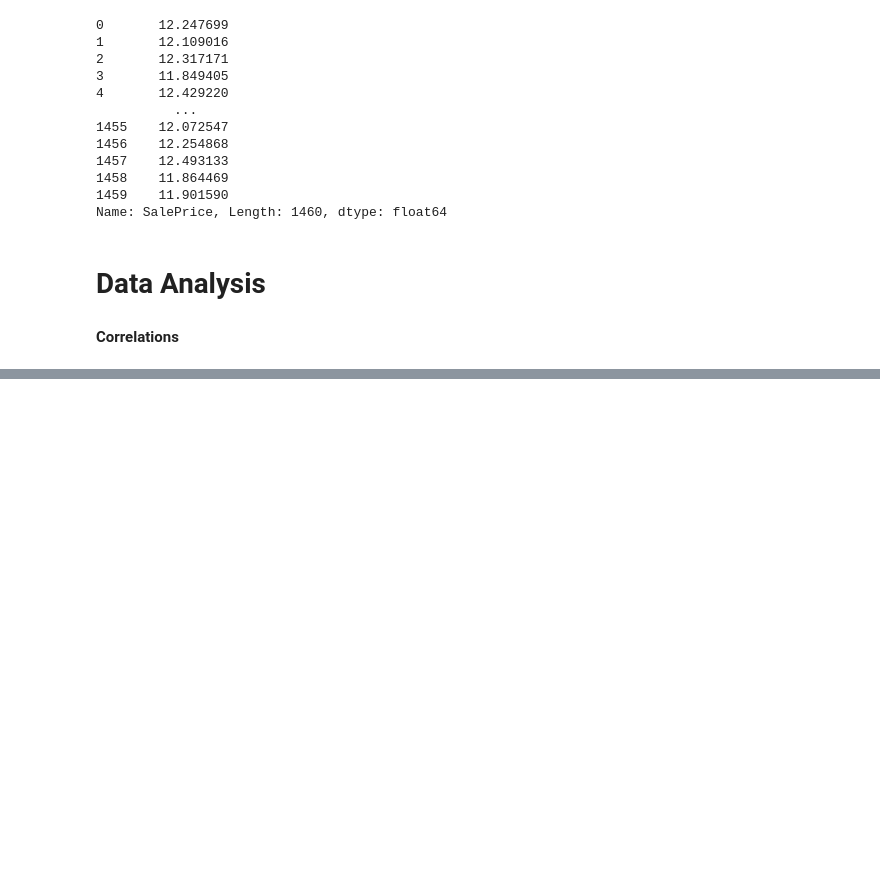
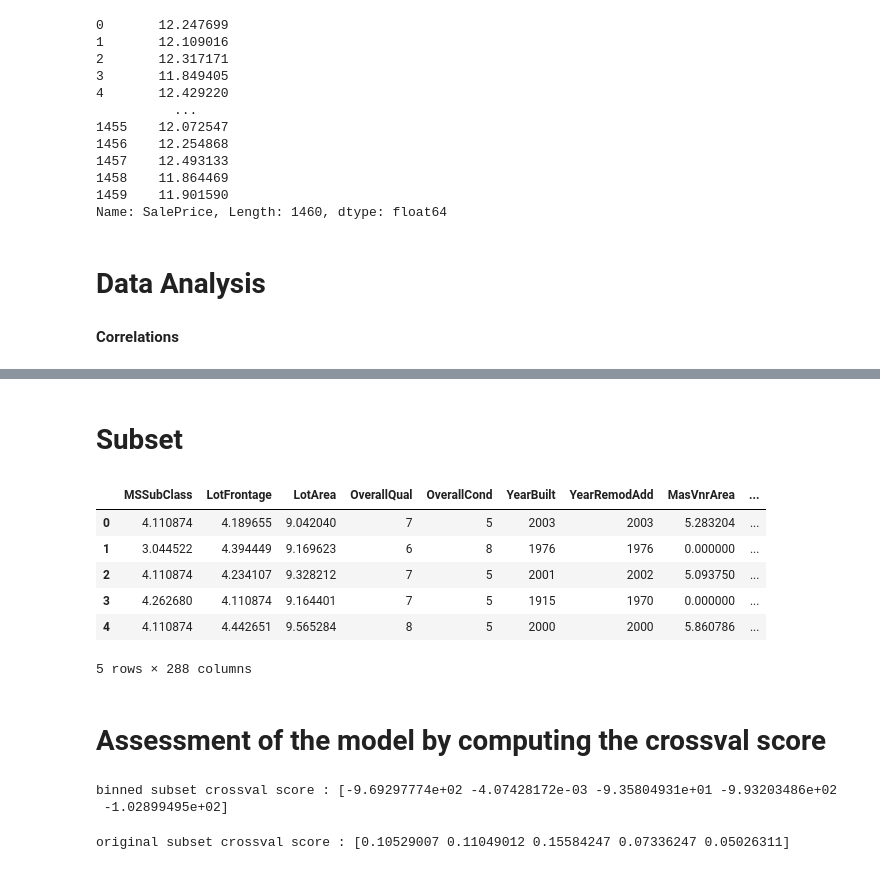
Before and after one commit to mrivoire/INRIA-Parietal-Intership, a Jupyter notebook: Code/HousingPricesDatasetAnalysis.ipynb, the cells around one changed output, grey strips where cells are left out. Drawn from its saved outputs; the diff is of its cells as text; code cells hidden in the pictures; blank space fills up the shorter version.

```diff
--- a/Code/HousingPricesDatasetAnalysis.ipynb
+++ b/Code/HousingPricesDatasetAnalysis.ipynb
@@ -374,0 +384,12 @@ plt.show()
+# %% [markdown]
+# Subset
+# %%
+X_train.head()
+# %% [output]
+|  | MSSubClass | LotFrontage | LotArea | OverallQual | OverallCond | YearBuilt | YearRemodAdd | MasVnrArea | ... |
+| 0 | 4.110874 | 4.189655 | 9.042040 | 7 | 5 | 2003 | 2003 | 5.283204 | ... |
+| 1 | 3.044522 | 4.394449 | 9.169623 | 6 | 8 | 1976 | 1976 | 0.000000 | ... |
+| 2 | 4.110874 | 4.234107 | 9.328212 | 7 | 5 | 2001 | 2002 | 5.093750 | ... |
+| 3 | 4.262680 | 4.110874 | 9.164401 | 7 | 5 | 1915 | 1970 | 0.000000 | ... |
+| 4 | 4.110874 | 4.442651 | 9.565284 | 8 | 5 | 2000 | 2000 | 5.860786 | ... |
+5 rows × 288 columns
@@ -374,0 +406,14 @@ plt.show()
+# %% [markdown]
+# Assessment of the model by computing the crossval score
+# %%
+binned_subset_crossval_score = cross_val_score(reg, X_binned, y)
+print("binned subset crossval score :", binned_subset_crossval_score)
+# %% [output]
+binned subset crossval score : [-9.69297774e+02 -4.07428172e-03 -9.35804931e+01 -9.93203486e+02
+ -1.02899495e+02]
+# %%
+original_reg = LinearRegression().fit(X_train[sale_types], y)
+original_subset_crossval_score = cross_val_score(original_reg, X_train[sale_types], y)
+print("original subset crossval score :", original_subset_crossval_score)
+# %% [output]
+original subset crossval score : [0.10529007 0.11049012 0.15584247 0.07336247 0.05026311]
```
Also changed, not shown: parts of 17 cells of this notebook, 1 other file.
